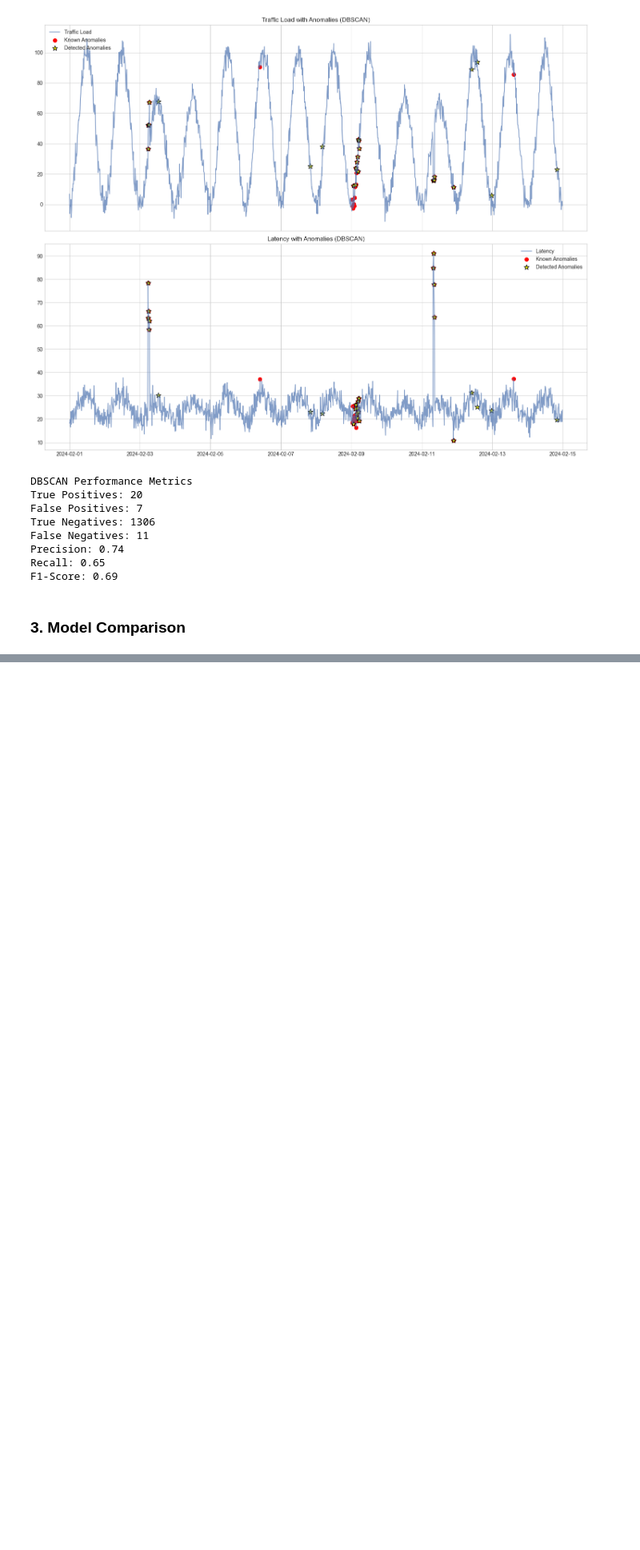
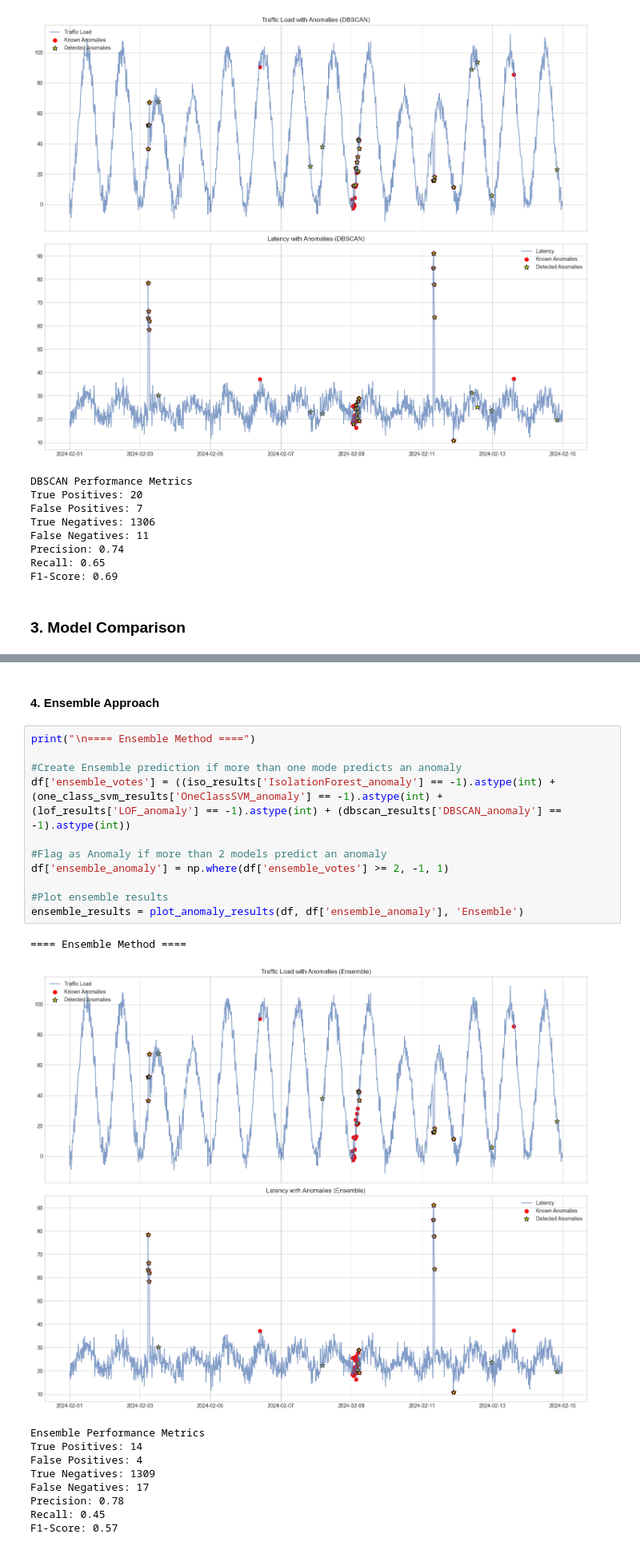
Before and after one commit to kiran2906/telecom_nw_anomaly, a Jupyter notebook: notebooks/anomaly_detection_models.ipynb, the cells around one changed output, grey strips where cells are left out. Shown at 80% size. Drawn from its saved outputs; the diff is of its cells as text; blank space fills up the shorter version.

```diff
--- a/notebooks/anomaly_detection_models.ipynb
+++ b/notebooks/anomaly_detection_models.ipynb
@@ -209,0 +271,24 @@ F1-Score: 0.69
+# %% [markdown]
+#### 4. Ensemble Approach
+# %%
+print("\n==== Ensemble Method ====")
+
+#Create Ensemble prediction if more than one mode predicts an anomaly
+df['ensemble_votes'] = ((iso_results['IsolationForest_anomaly'] == -1).astype(int) +(one_class_svm_results['OneClassSVM_anomaly'] == -1).astype(int) + (lof_results['LOF_anomaly'] == -1).astype(int) + (dbscan_results['DBSCAN_anomaly'] == -1).astype(int))
+
+#Flag as Anomaly if more than 2 models predict an anomaly
+df['ensemble_anomaly'] = np.where(df['ensemble_votes'] >= 2, -1, 1)
+
+#Plot ensemble results
+ensemble_results = plot_anomaly_results(df, df['ensemble_anomaly'], 'Ensemble')
+# %% [output]
+==== Ensemble Method ====
+[figure, added]
+Ensemble Performance Metrics
+True Positives: 14
+False Positives: 4
+True Negatives: 1309
+False Negatives: 17
+Precision: 0.78
+Recall: 0.45
+F1-Score: 0.57
```
Also changed, not shown: parts of 4 cells of this notebook, 5 other files.
